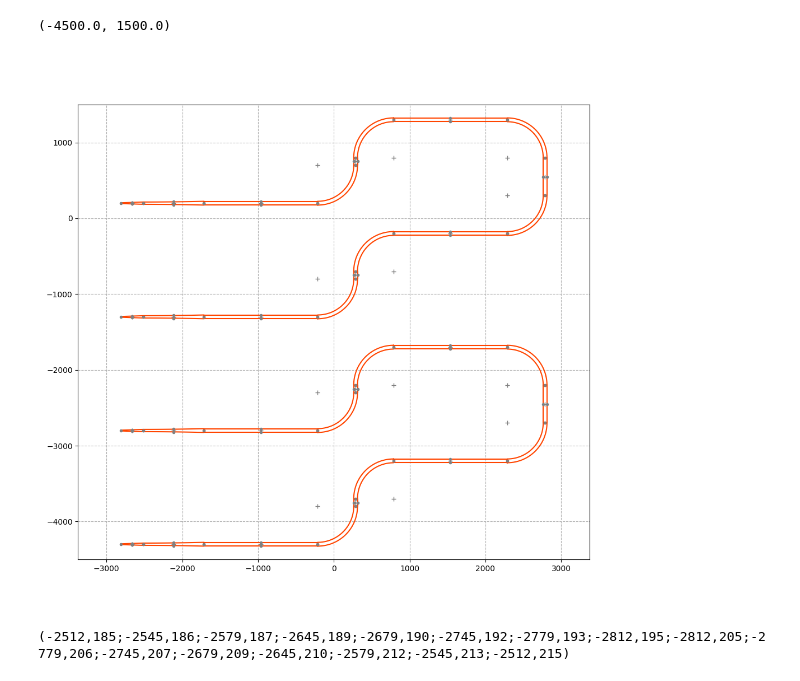
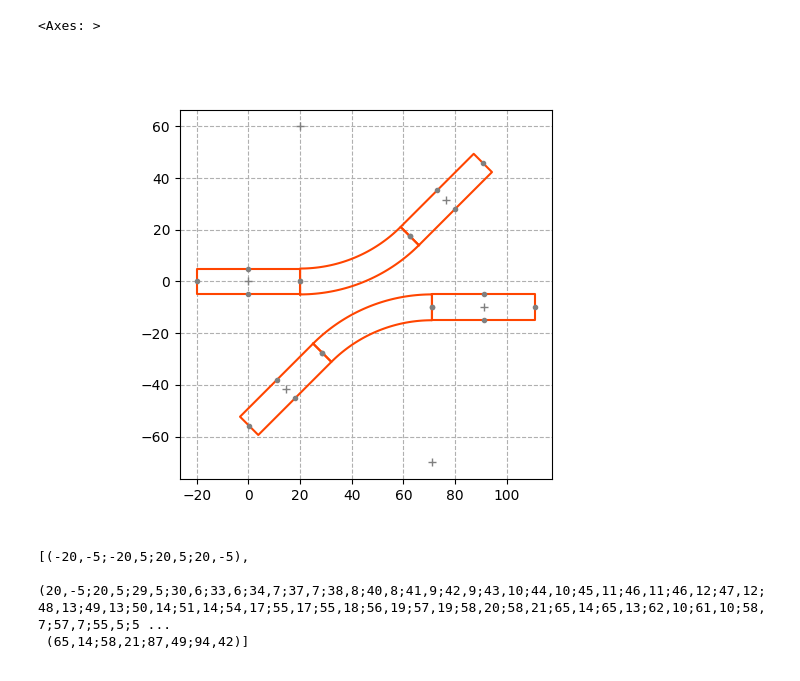
Before and after one commit to jsmatias/kcircuit, a Jupyter notebook: circuit.ipynb, the cells around one changed output. Cells and saved outputs as stored; diff of their text form; code cells hidden in the pictures.

```diff
--- a/circuit.ipynb
+++ b/circuit.ipynb
@@ -49,11 +11,22 @@ c2.shift(Vector(0, -3000))
-# %%
-ax = c.plot()
-c2.plot(ax)
-ax.set_ylim(-4500, 1500)
-# %% [output]
-(-4500.0, 1500.0)
-[figure, removed]
-# %%
-c.shapes[0].to_klayout()
-# %% [output]
-(-2512,185;-2545,186;-2579,187;-2645,189;-2679,190;-2745,192;-2779,193;-2812,195;-2812,205;-2779,206;-2745,207;-2679,209;-2645,210;-2579,212;-2545,213;-2512,215)
+# %%
+c1 = Circuit([
+    Rectangle(10, 40).set_connectors(out_edge_idx=3),
+    Circle(10, 60, 45).set_connectors(in_edge_idx=0, out_edge_idx=1),
+    Rectangle(10, 40).set_connectors(in_edge_idx=3),
+])
+c1.build()
+
+c2 = c1.copy()
+c2.mirror(x_axis_pos=-5, y_axis_pos=45.5)
+
+ax = c1.plot()
+c2.plot(ax)
+# %% [output]
+<Axes: >
+[figure, added]
+# %%
+c1.to_klayout()
+# %% [output]
+[(-20,-5;-20,5;20,5;20,-5),
+ (20,-5;20,5;29,5;30,6;33,6;34,7;37,7;38,8;40,8;41,9;42,9;43,10;44,10;45,11;46,11;46,12;47,12;48,13;49,13;50,14;51,14;54,17;55,17;55,18;56,19;57,19;58,20;58,21;65,14;65,13;62,10;61,10;58,7;57,7;55,5;5 ...
+ (65,14;58,21;87,49;94,42)]
```
Also changed, not shown: parts of 7 cells of this notebook, 2 other files.
